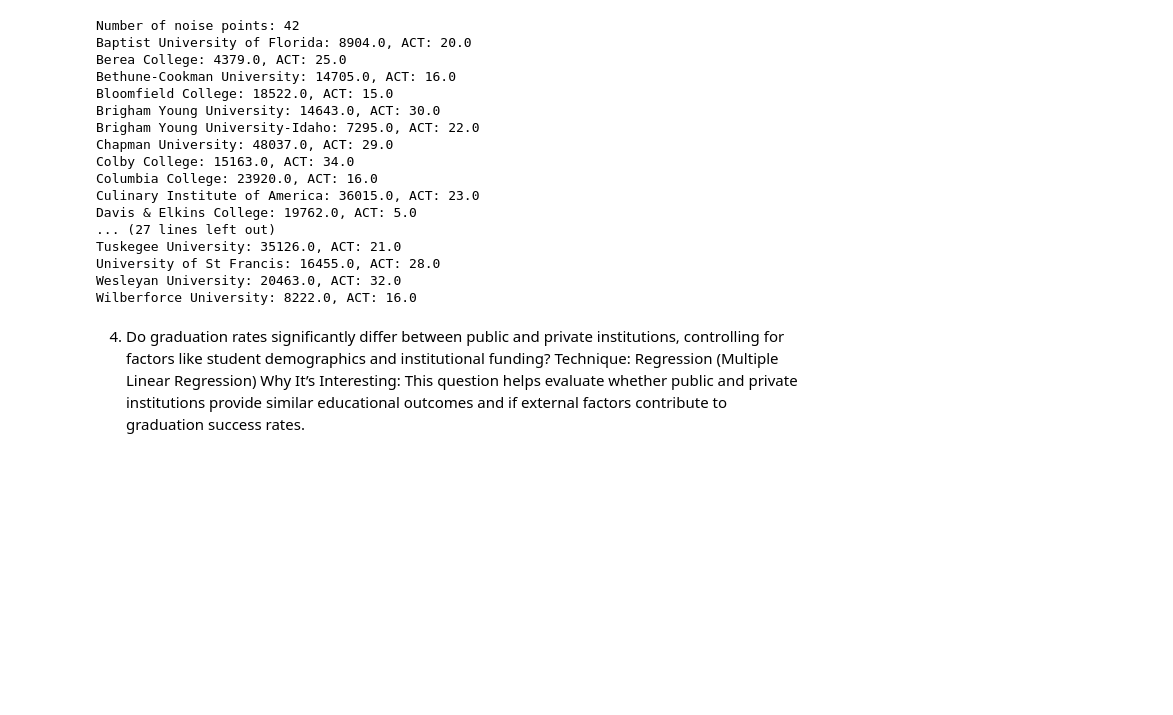
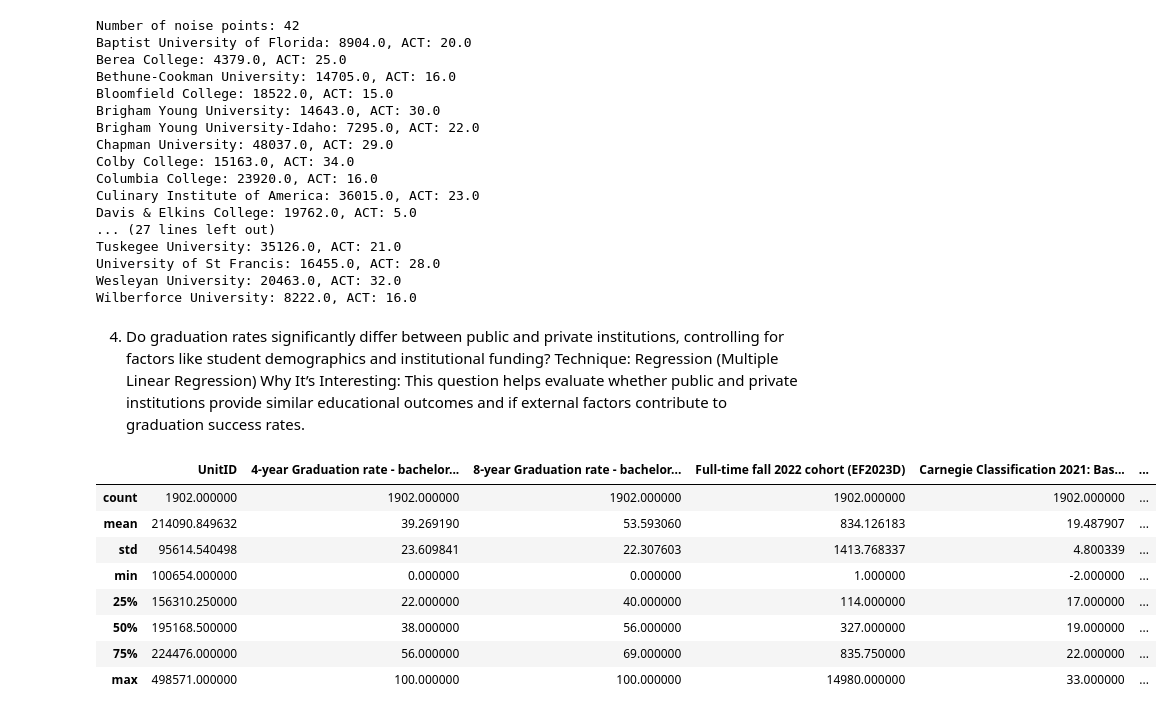
Before and after one commit to Bradythebest27/IPEDS, a Jupyter notebook: IPEDS.ipynb, the cells around one changed output. Drawn from its saved outputs; the diff is of its cells as text; code cells hidden in the pictures; blank space fills up the shorter version.

```diff
--- a/IPEDS.ipynb
+++ b/IPEDS.ipynb
@@ -361,3 +356,18 @@ Wilberforce University: 8222.0, ACT: 16.0
 4. Do graduation rates significantly differ between public and private institutions, controlling for factors like student demographics and institutional funding?
 Technique: Regression (Multiple Linear Regression)
 Why It’s Interesting: This question helps evaluate whether public and private institutions provide similar educational outcomes and if external factors contribute to graduation success rates.
+# %%
+q4_df = pd.read_csv('IPEDS_data/q4.csv')
+q4_df.drop(columns=['Unnamed: 9'], inplace=True)
+q4_df.dropna(inplace=True)
+q4_df.describe()
+# %% [output]
+|  | UnitID | 4-year Graduation rate - bachelor... | 8-year Graduation rate - bachelor... | Full-time fall 2022 cohort (EF2023D) | Carnegie Classification 2021: Bas... | ... |
+| count | 1902.000000 | 1902.000000 | 1902.000000 | 1902.000000 | 1902.000000 | ... |
+| mean | 214090.849632 | 39.269190 | 53.593060 | 834.126183 | 19.487907 | ... |
+| std | 95614.540498 | 23.609841 | 22.307603 | 1413.768337 | 4.800339 | ... |
+| min | 100654.000000 | 0.000000 | 0.000000 | 1.000000 | -2.000000 | ... |
+| 25% | 156310.250000 | 22.000000 | 40.000000 | 114.000000 | 17.000000 | ... |
+| 50% | 195168.500000 | 38.000000 | 56.000000 | 327.000000 | 19.000000 | ... |
+| 75% | 224476.000000 | 56.000000 | 69.000000 | 835.750000 | 22.000000 | ... |
+| max | 498571.000000 | 100.000000 | 100.000000 | 14980.000000 | 33.000000 | ... |
```
Also changed, not shown: parts of 7 cells of this notebook, 2 other files.
